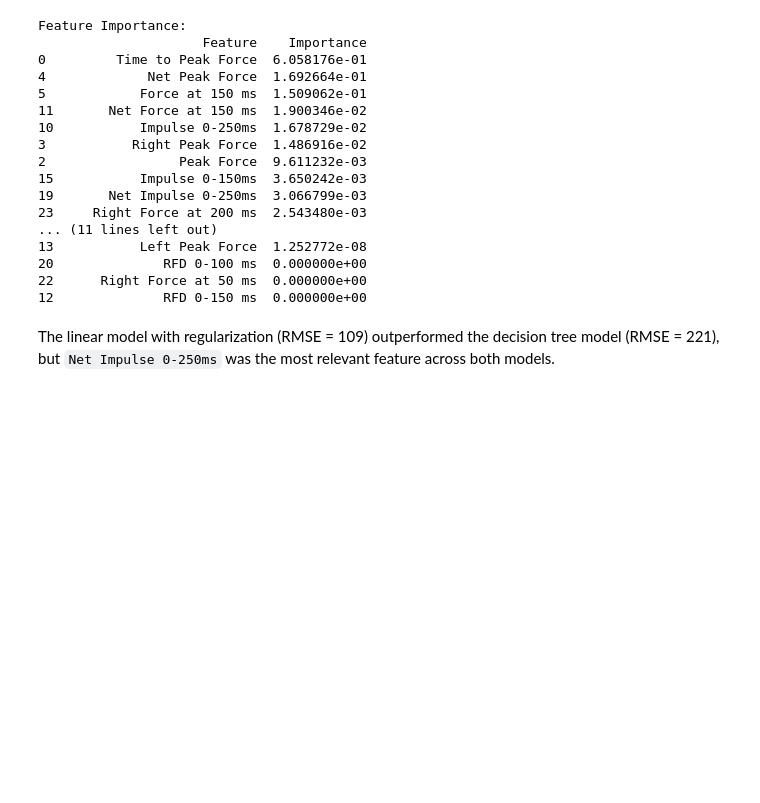
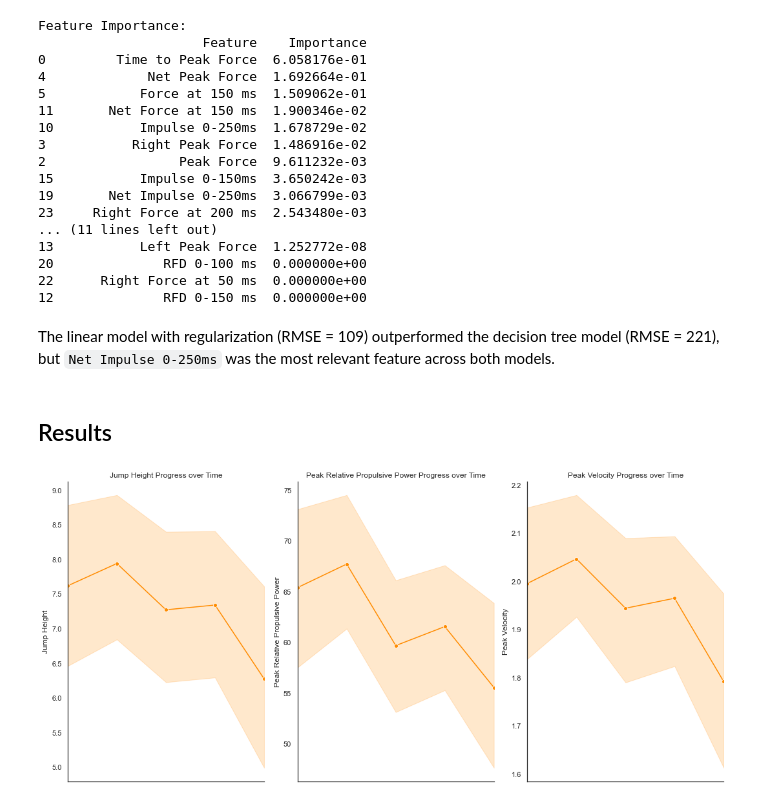
Before and after one commit to mithilguru/Illinois-Strength-Trends, a Jupyter notebook: StrengthTesting-July-2023.ipynb, the cells around one changed output. Cells and saved outputs as stored; diff of their text form; code cells hidden in the pictures; blank space fills up the shorter version.

```diff
--- a/StrengthTesting-July-2023.ipynb
+++ b/StrengthTesting-July-2023.ipynb
@@ -232,7 +231,6 @@ plt.show()
 Observing mean `Jump Height` and `RSI` over testing dates shows the athletes' performance generally peaked at the start of July, though RSI recovered to near-peak levels by the end of the month.
 # %%
 # peak force visual
-sns.set(style = "white")
 plt.figure(figsize = (11, 7))
 
 ax = sns.lineplot(x = 'Date', y = 'Peak Force', data = ISO, marker = 'o', color = "steelblue" )
@@ -252,7 +250,6 @@ plt.show()
 # RFD visual
 ISO['Peak RFD'] = ISO['Peak Force'] / ISO['Time to Peak Force']
 
-sns.set(style = "white")
 plt.figure(figsize = (11, 7))
 
 ax = sns.lineplot(x = 'Date', y = 'Peak RFD', data = ISO, marker = 'o', color = "steelblue" )
@@ -1074,3 +1080,19 @@ Feature Importance:
 12              RFD 0-150 ms  0.000000e+00
 # %% [markdown]
 The linear model with regularization (RMSE = 109) outperformed the decision tree model (RMSE = 221), but `Net Impulse 0-250ms` was the most relevant feature across both models.
+# %% [markdown]
+## Results
+# %%
+# influential factors - jump height
+fig, axes = plt.subplots(1, 3, figsize=(15, 7))
+
+for ax, col in zip(axes, ['Jump Height', 'Peak Relative Propulsive Power', 'Peak Velocity']):
+    sns.lineplot(x = 'Date', y = col, data = DJ, marker = "o", color = "darkorange", ax = ax)
+    ax.set(xlabel = '', ylabel = col, title = f'{col} Progress over Time', xticks = [], xlim = (DJ['Date'].min(), DJ['Date'].max()))
+
+sns.despine()
+
+plt.tight_layout()
+plt.show()
+# %% [output]
+[figure, added]
```
Also changed, not shown: parts of 27 cells of this notebook.
